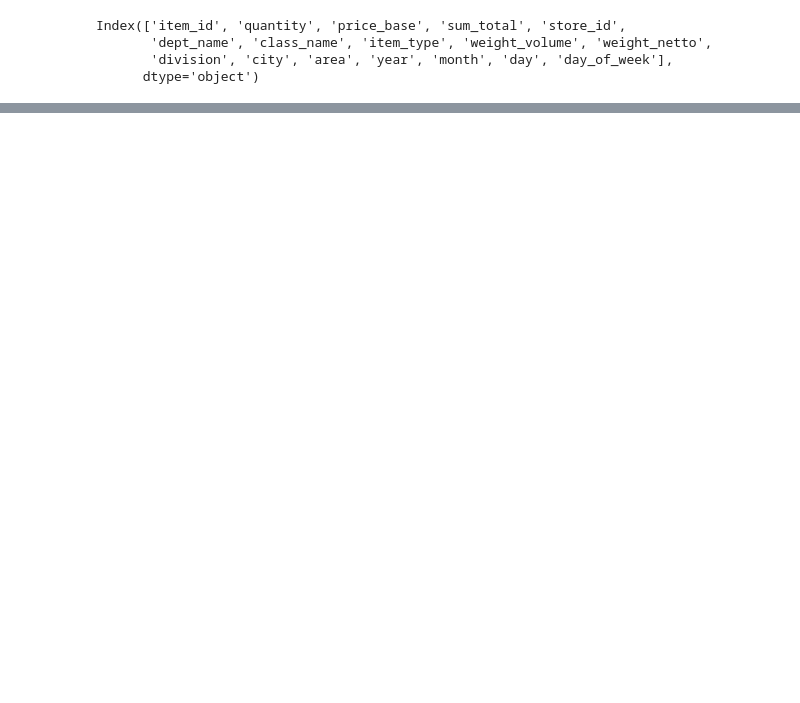
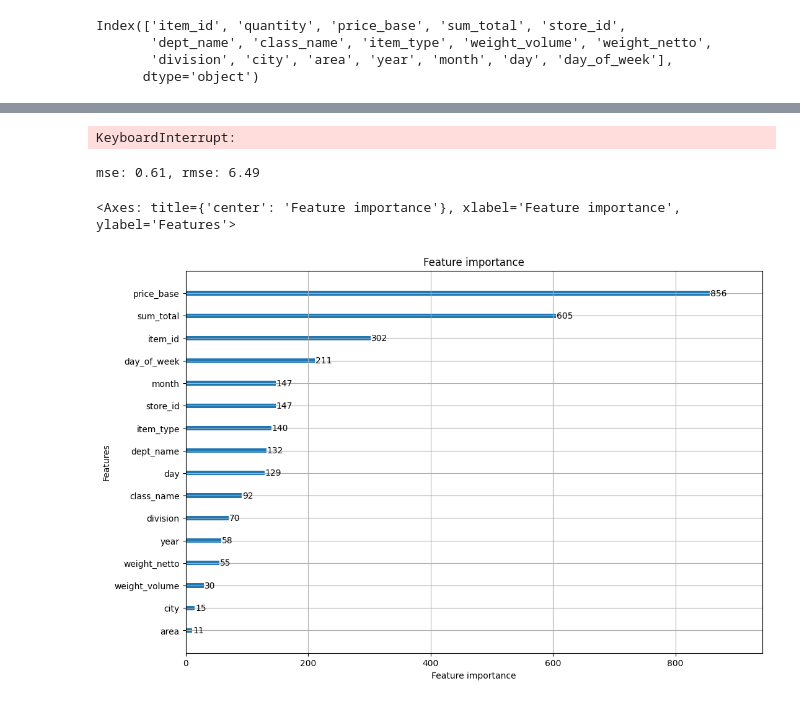
Before and after one commit to reagan-adajo/Capstone_Project, a Jupyter notebook: Project.ipynb, the cells around one changed output, grey strips where cells are left out. Drawn from its saved outputs; the diff is of its cells as text; code cells hidden in the pictures; blank space fills up the shorter version.

```diff
--- a/Project.ipynb
+++ b/Project.ipynb
@@ -674,0 +794,4 @@ Name: quantity, dtype: float64
+# %%
+#make a copy of dataframe before modelling
+df2 = df1.copy(deep=True)
+df2.head()
@@ -674,0 +829,23 @@ Name: quantity, dtype: float64
+# %%
+#Model selection and training using Random Forest
+#import numpy as np
+
+from sklearn.ensemble import RandomForestRegressor
+from sklearn.metrics import mean_squared_error
+
+#Initialize the Random Forest model
+#model = RandomForestRegressor(n_estimators=50, random_state=42)
+
+#Train the model
+#model.fit(X_train, y_train)
+
+#Make prediction on the test set
+#y_pred = model.predict(X_test)
+
+#Evaluate the model using Mean Absolute Error
+#mse = mean_squared_error(y_test, y_pred)
+#rmse = np.sqrt(mse)
+
+print(f'Root Mean Square Error: {rmse}')
+# %% [output]
+KeyboardInterrupt:
@@ -674,0 +889,37 @@ Name: quantity, dtype: float64
+# %%
+from lightgbm import LGBMRegressor
+import lightgbm as lgb
+
+# Define LightGBM dataset
+train_data = lgb.Dataset(X_train, label=y_train)
+
+# Set hyperparameters (tune these later)
+params = {
+    'objective': 'regression',
+    'metric': 'mae',
+    'boosting_type': 'gbdt',
+    'num_leaves': 31,
+    'learning_rate': 0.05,
+    'feature_fraction': 0.9,
+    'verbose': -1
+}
+
+# Train the model
+model = lgb.train(params, train_data, num_boost_round=100)
+
+# Predict on test set
+y_pred = model.predict(X_test)
+# %%
+from sklearn.metrics import mean_absolute_error, mean_squared_error
+# Calculate metrics
+mse = mean_squared_error(y_test, y_pred)
+rmse = np.sqrt(mse)
+print(f"mse: {mae:.2f}, rmse: {rmse:.2f}")
+# %% [output]
+mse: 0.61, rmse: 6.49
+# %%
+# Plot feature importance
+lgb.plot_importance(model, figsize=(12, 8), max_num_features=20)
+# %% [output]
+<Axes: title={'center': 'Feature importance'}, xlabel='Feature importance', ylabel='Features'>
+[figure, added]
```
Also changed, not shown: parts of 14 cells of this notebook.
